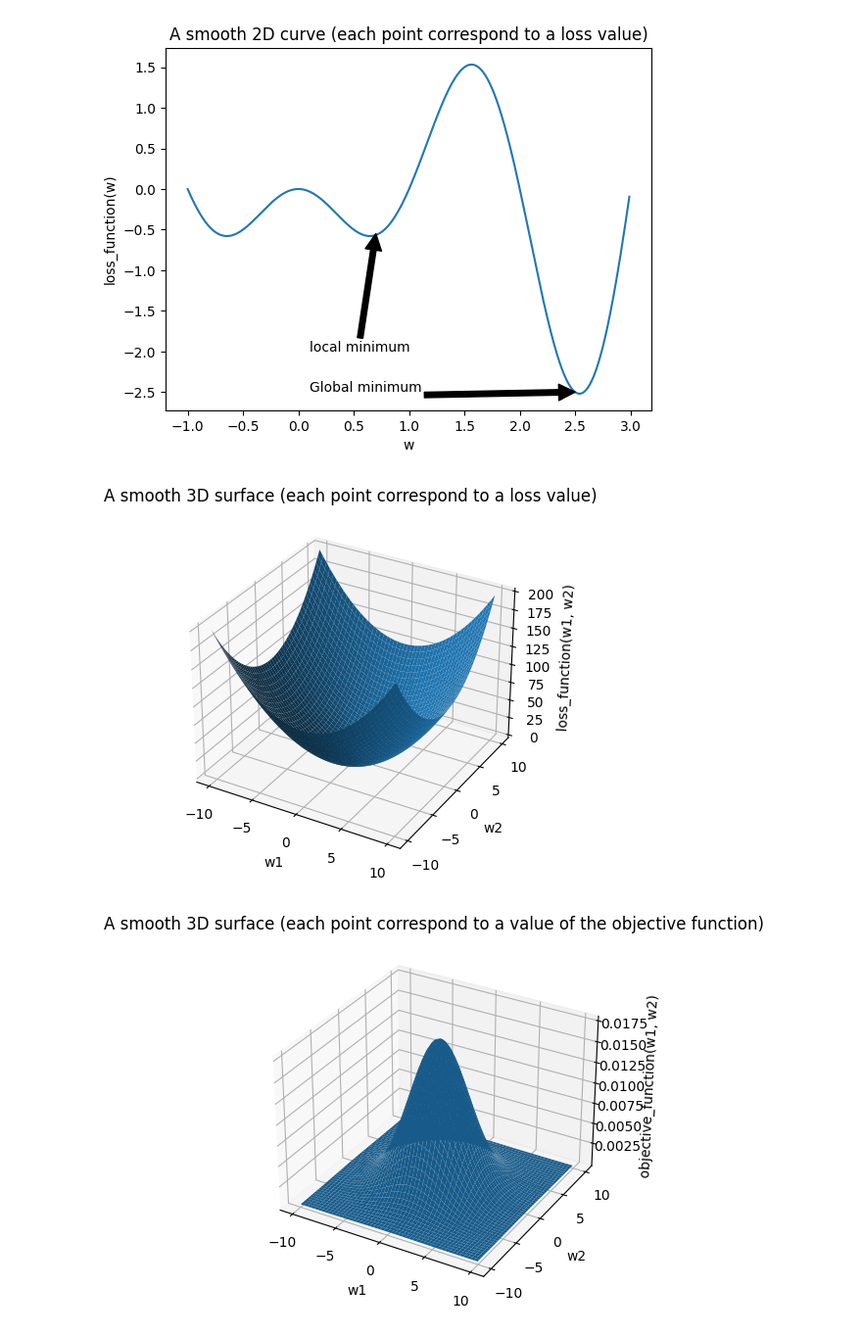
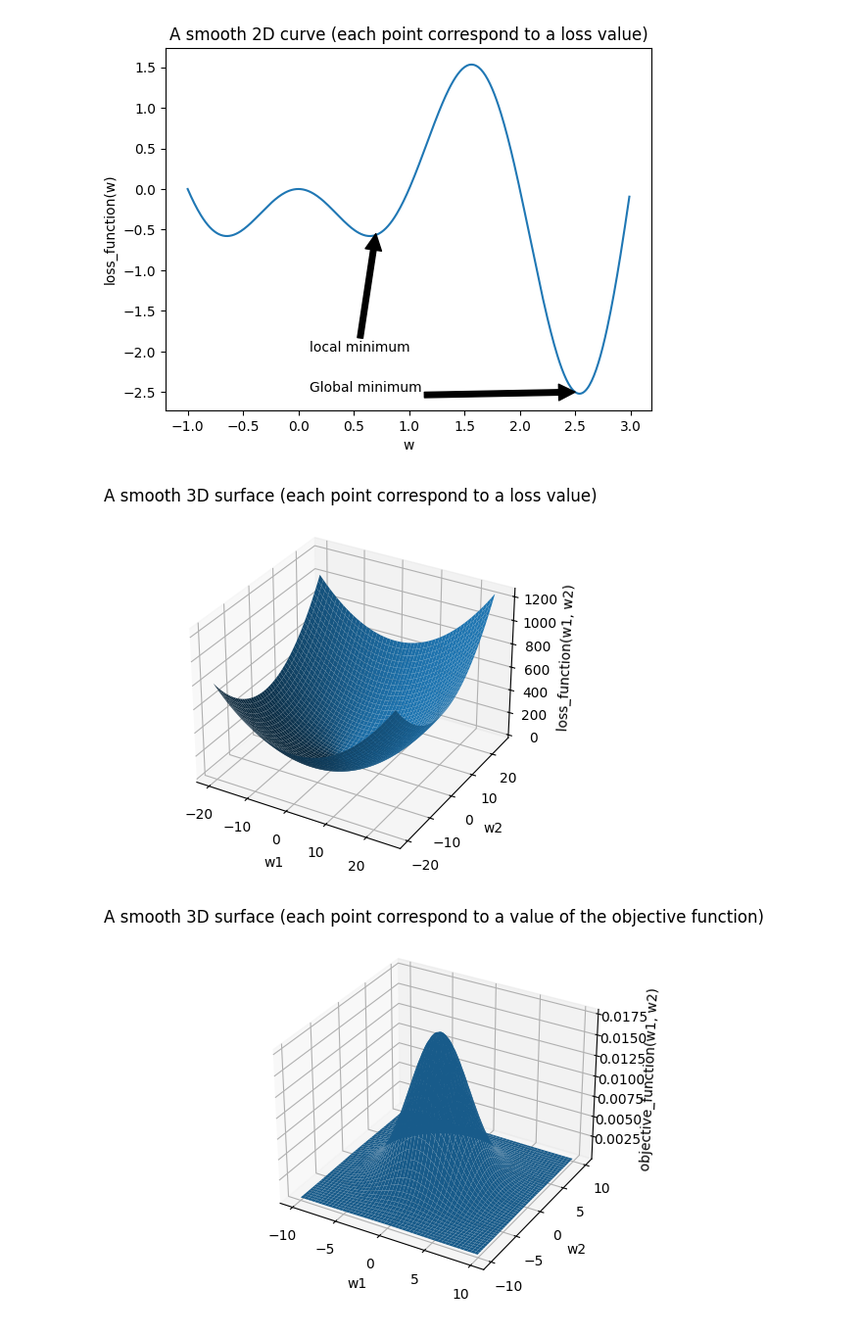
Before and after one commit to alimoorreza/CS167-sp25-notes, a Jupyter notebook: Day17_Optimization_and_Loss_Surface.ipynb, the cells around one changed output. Shown at 98% size. Cells and saved outputs as stored; diff of their text form; code cells hidden in the pictures.

```diff
--- a/Day17_Optimization_and_Loss_Surface.ipynb
+++ b/Day17_Optimization_and_Loss_Surface.ipynb
@@ -34,35 +34,35 @@ plt.show()
 # %%
 import numpy as np
 import matplotlib.pyplot as plt
 import random
 
 def generate_surface(x, y):
   a = 0
   b = 0
   loss_value = (x+a)**2 + (y+b)**2
   return loss_value
 
 
 fig = plt.figure()
 
 ax  = fig.add_subplot(111, projection='3d')
-x   = np.arange(-10.0, 10.0, 0.05)
-y   = np.arange(-10.0, 10.0, 0.05)
+x   = np.arange(-20.0, 25.0, 0.05)
+y   = np.arange(-20.0, 25.0, 0.05)
 X, Y = np.meshgrid(x, y)
 
 
 loss_values = generate_surface(np.ravel(X), np.ravel(Y))
 loss_values = np.array( loss_values )
 Z = loss_values.reshape(X.shape)
 
 ax.plot_surface(X, Y, Z)
 ax.set_xlabel('w1')
 ax.set_ylabel('w2')
 ax.set_zlabel(' loss_function(w1, w2) ')
 plt.title('A smooth 3D surface (each point correspond to a loss value)')
 plt.show()
 # %% [output]
-[figure, old version]
+[figure, new version]
 # %%
 import numpy as np
 import matplotlib.pyplot as plt
```
